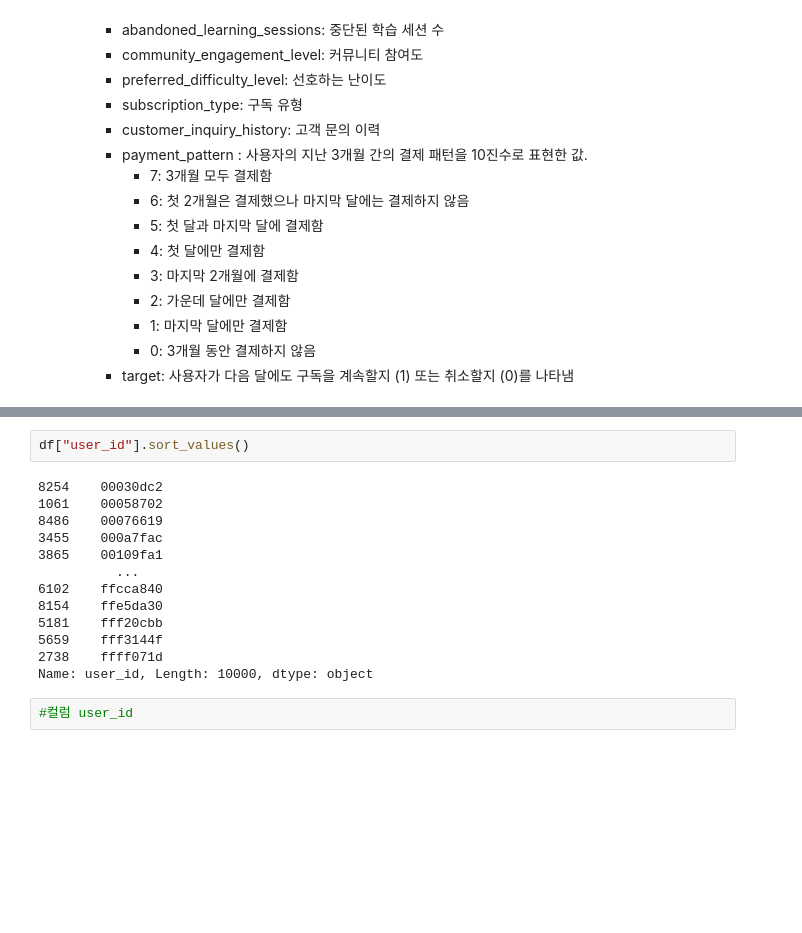
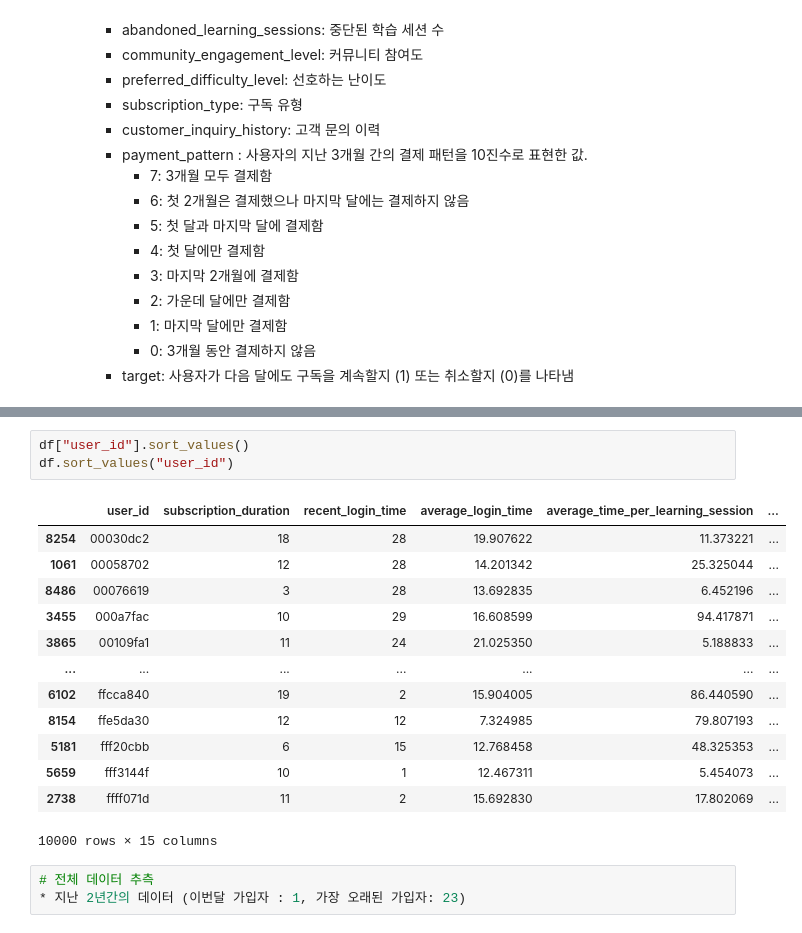
Before and after one commit to min01118/WASSUP4, a Jupyter notebook: 05_Data_Analysis/DA_Mini_Project.ipynb, the cells around one changed output, grey strips where cells are left out. Drawn from its saved outputs; the diff is of its cells as text; blank space fills up the shorter version.

```diff
--- a/05_Data_Analysis/DA_Mini_Project.ipynb
+++ b/05_Data_Analysis/DA_Mini_Project.ipynb
@@ -79,18 +84,21 @@ df.head()
 | 4 | 65c83654 | 4 | 5 | 21.390656 | 30.744287 | ... |
 # %%
 df["user_id"].sort_values()
+df.sort_values("user_id")
 # %% [output]
+|  | user_id | subscription_duration | recent_login_time | average_login_time | average_time_per_learning_session | ... |
+| 8254 | 00030dc2 | 18 | 28 | 19.907622 | 11.373221 | ... |
+| 1061 | 00058702 | 12 | 28 | 14.201342 | 25.325044 | ... |
+| 8486 | 00076619 | 3 | 28 | 13.692835 | 6.452196 | ... |
+| 3455 | 000a7fac | 10 | 29 | 16.608599 | 94.417871 | ... |
+| 3865 | 00109fa1 | 11 | 24 | 21.025350 | 5.188833 | ... |
+| ... | ... | ... | ... | ... | ... | ... |
+| 6102 | ffcca840 | 19 | 2 | 15.904005 | 86.440590 | ... |
+| 8154 | ffe5da30 | 12 | 12 | 7.324985 | 79.807193 | ... |
+| 5181 | fff20cbb | 6 | 15 | 12.768458 | 48.325353 | ... |
+| 5659 | fff3144f | 10 | 1 | 12.467311 | 5.454073 | ... |
+| 2738 | ffff071d | 11 | 2 | 15.692830 | 17.802069 | ... |
-8254    00030dc2
-1061    00058702
-8486    00076619
-3455    000a7fac
-3865    00109fa1
-          ...
-6102    ffcca840
-8154    ffe5da30
-5181    fff20cbb
-5659    fff3144f
-2738    ffff071d
-Name: user_id, Length: 10000, dtype: object
+10000 rows × 15 columns
-# %%
-#컬럼 user_id
+# %%
+# 전체 데이터 추측
+* 지난 2년간의 데이터 (이번달 가입자 : 1, 가장 오래된 가입자: 23)
```
Also changed, not shown: parts of 34 cells of this notebook.
